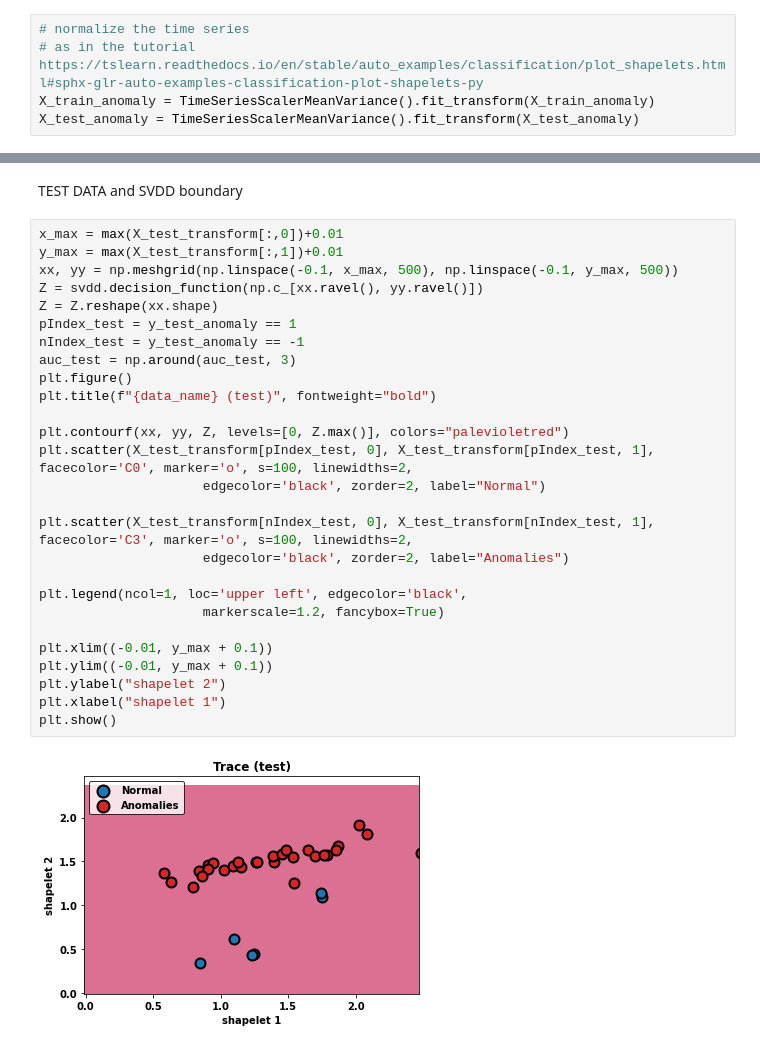
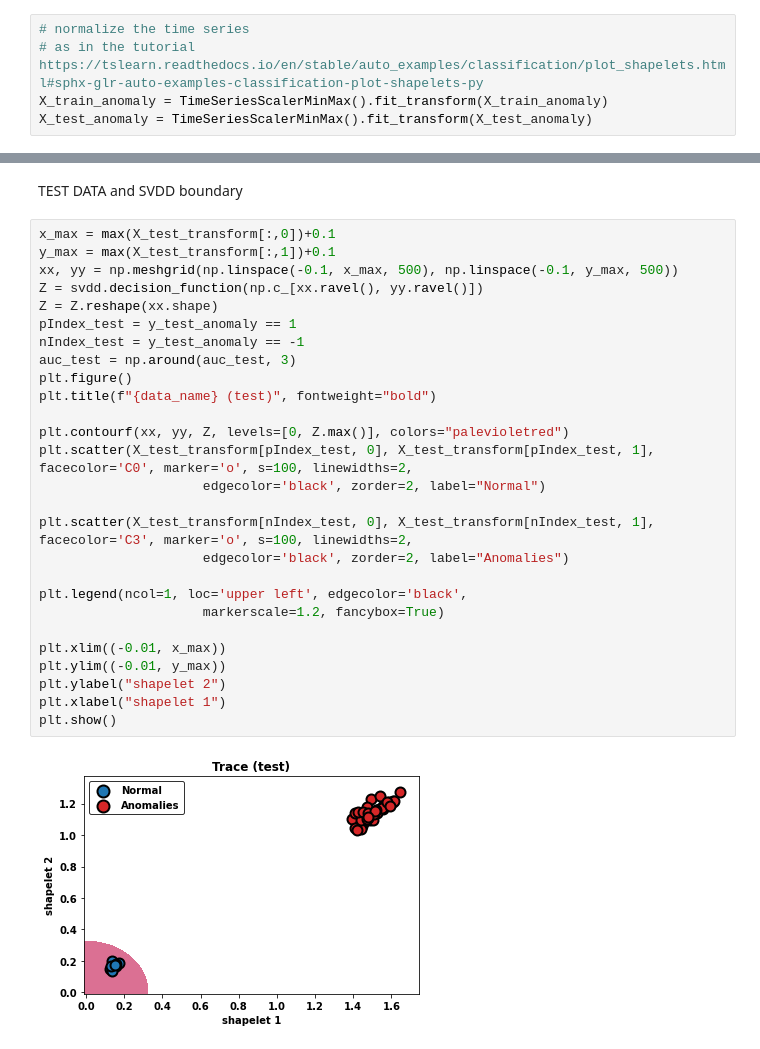
Before and after one commit to ludosGit/Shapelets, a Jupyter notebook: demo/demo_learning.ipynb, the cells around one changed output, grey strips where cells are left out. Saved outputs shown, nothing was run; the diff lists cells and outputs as text.

```diff
--- a/demo/demo_learning.ipynb
+++ b/demo/demo_learning.ipynb
@@ -130,8 +133,8 @@ number of normal test series: 10
 # %%
 # normalize the time series
 # as in the tutorial https://tslearn.readthedocs.io/en/stable/auto_examples/classification/plot_shapelets.html#sphx-glr-auto-examples-classification-plot-shapelets-py
-X_train_anomaly = TimeSeriesScalerMeanVariance().fit_transform(X_train_anomaly)
-X_test_anomaly = TimeSeriesScalerMeanVariance().fit_transform(X_test_anomaly)
+X_train_anomaly = TimeSeriesScalerMinMax().fit_transform(X_train_anomaly)
+X_test_anomaly = TimeSeriesScalerMinMax().fit_transform(X_test_anomaly)
 # %%
 # normalizer = Normalizer(scaler=StandardScaler())
 # X_train_anomaly = normalizer.fit_normalize(X_train_anomaly)
@@ -411,31 +414,31 @@ plt.show()
 # %% [markdown]
 TEST DATA and SVDD boundary
 # %%
-x_max = max(X_test_transform[:,0])+0.01
-y_max = max(X_test_transform[:,1])+0.01
+x_max = max(X_test_transform[:,0])+0.1
+y_max = max(X_test_transform[:,1])+0.1
 xx, yy = np.meshgrid(np.linspace(-0.1, x_max, 500), np.linspace(-0.1, y_max, 500))
 Z = svdd.decision_function(np.c_[xx.ravel(), yy.ravel()])
 Z = Z.reshape(xx.shape)
 pIndex_test = y_test_anomaly == 1
 nIndex_test = y_test_anomaly == -1
 auc_test = np.around(auc_test, 3)
 plt.figure()
 plt.title(f"{data_name} (test)", fontweight="bold")
 
 plt.contourf(xx, yy, Z, levels=[0, Z.max()], colors="palevioletred")
 plt.scatter(X_test_transform[pIndex_test, 0], X_test_transform[pIndex_test, 1], facecolor='C0', marker='o', s=100, linewidths=2,
                      edgecolor='black', zorder=2, label="Normal")
 
 plt.scatter(X_test_transform[nIndex_test, 0], X_test_transform[nIndex_test, 1], facecolor='C3', marker='o', s=100, linewidths=2,
                      edgecolor='black', zorder=2, label="Anomalies")
 
 plt.legend(ncol=1, loc='upper left', edgecolor='black',
                      markerscale=1.2, fancybox=True)
 
-plt.xlim((-0.01, y_max + 0.1))
-plt.ylim((-0.01, y_max + 0.1))
+plt.xlim((-0.01, x_max))
+plt.ylim((-0.01, y_max))
 plt.ylabel("shapelet 2")
 plt.xlabel("shapelet 1")
 plt.show()
 # %% [output]
-[figure, old version]
+[figure, new version]
```
Also changed, not shown: parts of 8 cells of this notebook, 1 other file.
